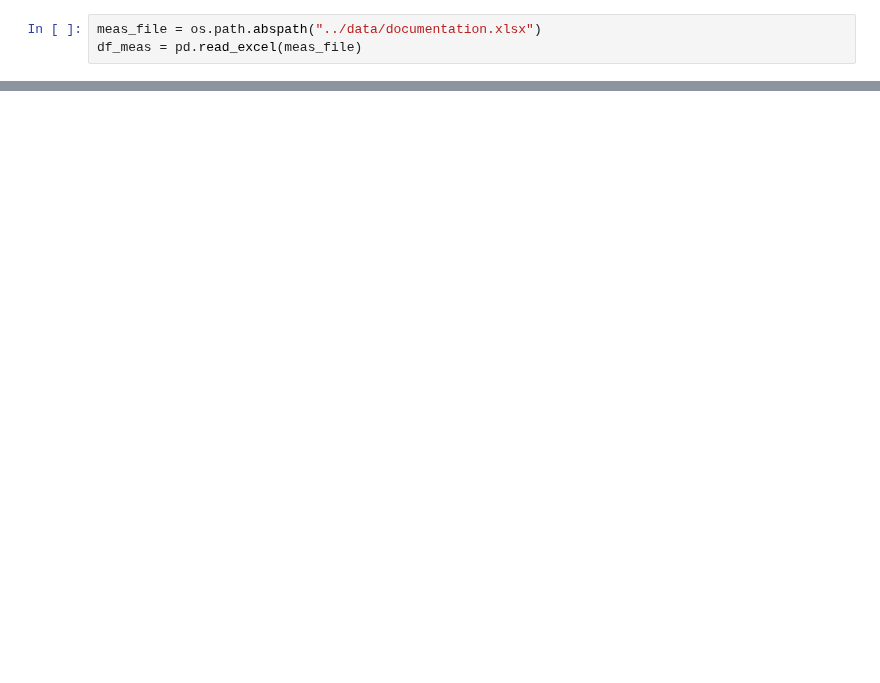
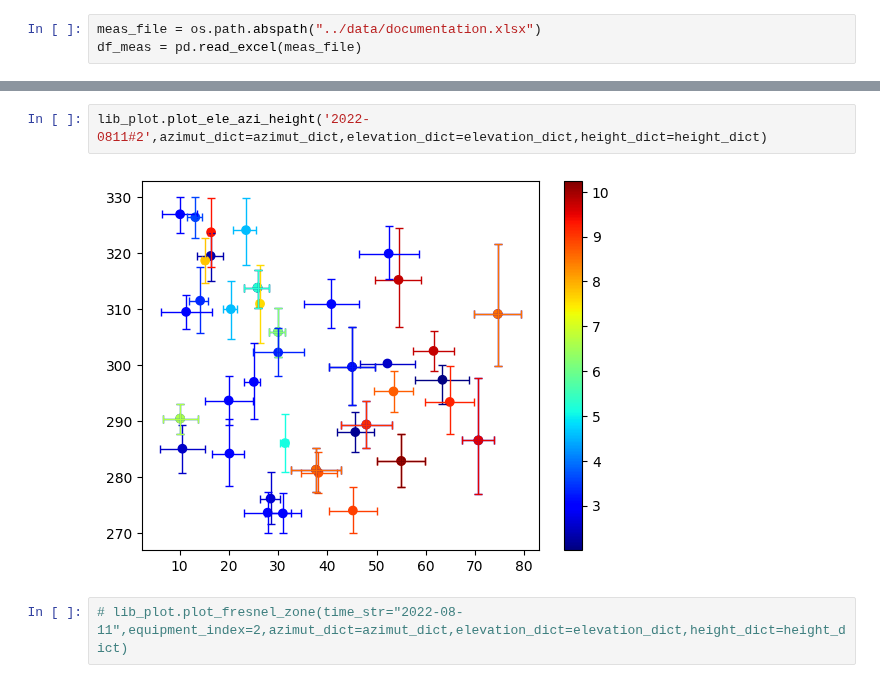
Before and after one commit to ziqing97/gnss_ir_analyze, a Jupyter notebook: src/test_all_measurement.ipynb, the cells around one changed output, grey strips where cells are left out. Saved outputs shown, nothing was run; the diff lists cells and outputs as text; blank space fills up the shorter version.

```diff
--- a/src/test_all_measurement.ipynb
+++ b/src/test_all_measurement.ipynb
@@ -285,0 +43,6 @@ esth.plot_fresnel_zone(time_str="2022-11-04",equipment_index=3,azimut_dict=azimu
+# %%
+lib_plot.plot_ele_azi_height('2022-0811#2',azimut_dict=azimut_dict,elevation_dict=elevation_dict,height_dict=height_dict)
+# %% [output]
+[figure, added]
+# %%
+# lib_plot.plot_fresnel_zone(time_str="2022-08-11",equipment_index=2,azimut_dict=azimut_dict,elevation_dict=elevation_dict,height_dict=height_dict)
```
Also changed, not shown: parts of 62 cells of this notebook.
